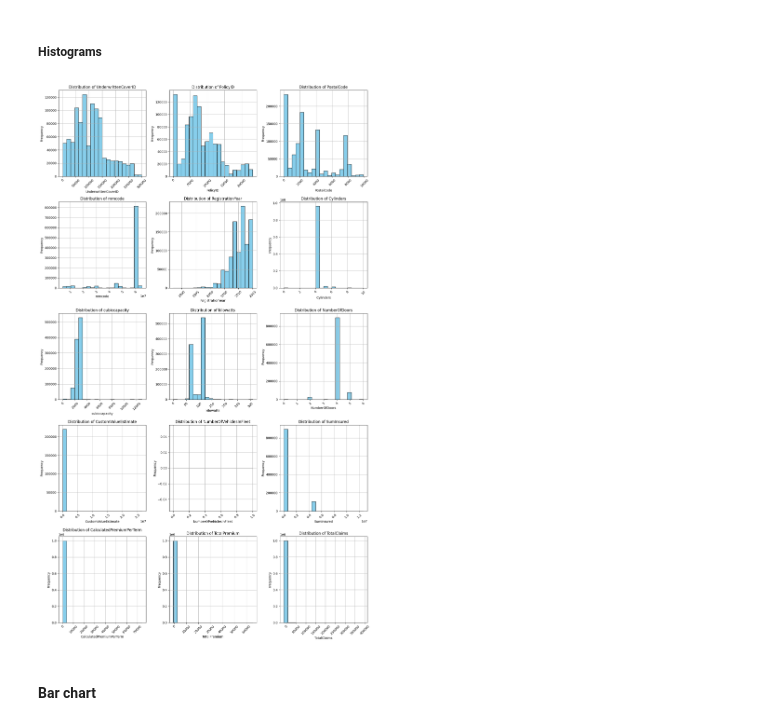
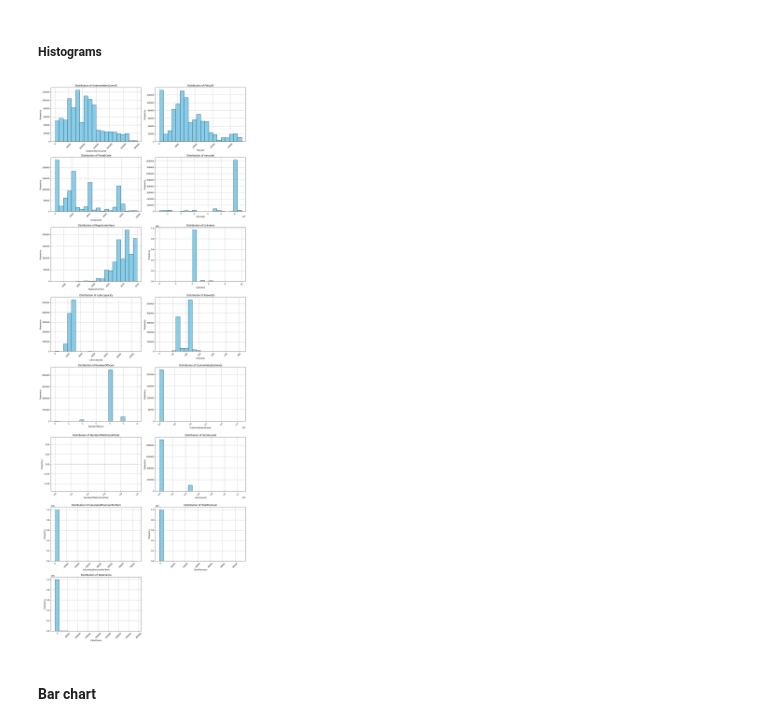
Before and after one commit to amsalugetasew/10_Academy_AI_Mastery_kifiya_Week_3_V1, a Jupyter notebook: notebooks/main.ipynb, the cells around one changed output. Cells and saved outputs as stored; diff of their text form; code cells hidden in the pictures.

```diff
--- a/notebooks/main.ipynb
+++ b/notebooks/main.ipynb
@@ -15,6 +13,7 @@ from data_loader import FileLoader
 ### Object Instanitation
 # %%
 data_loader = FileLoader()
+eda = EDA()
 # %% [markdown]
 ### Call methods for reading `text` data in `dataframe`
 # %%
@@ -129,30 +131,9 @@ dtype: int64
 ### Distribution of Variables: Plot `histograms` for numerical columns and `bar` charts for `categorical` columns to understand distributions
 # %% [markdown]
 ##### Histograms
-# %%
-numeric_cols = df.select_dtypes(include=['number']).columns#.difference(['TransactionMonth'])
-# Define the number of columns and calculate rows dynamically
-n_cols = 3  # Fixed number of columns
-n_rows = math.ceil(len(numeric_cols) / n_cols)  # Calculate rows dynamically
-
-# Set up subplots
-fig, axes = plt.subplots(nrows=n_rows, ncols=n_cols, figsize=(15, 5 * n_rows))
-axes = axes.flatten()  # Flatten the 2D array of axes to a 1D array for easier iteration
-
-# Loop through numeric columns and plot histograms
-for i, column in enumerate(numeric_cols):
-    df[column].hist(ax=axes[i], bins=20, color='skyblue', edgecolor='black')
-    axes[i].set_title(f'Distribution of {column}')
-    axes[i].set_xlabel(column)
-    axes[i].set_ylabel('Frequency')
-    axes[i].tick_params(axis='x', rotation=45)
-
-# Hide unused subplots
-for j in range(len(numeric_cols), len(axes)):
-    fig.delaxes(axes[j])
-plt.tight_layout()  # Adjust layout
-plt.show()
-# %% [output]
-[figure, removed]
+# %%
+eda.hist_plot_numerical_cols(df.select_dtypes(include=['number']))
+# %% [output]
+[figure, added]
 # %% [markdown]
 #### Bar chart
```
Also changed, not shown: parts of 35 cells of this notebook.
